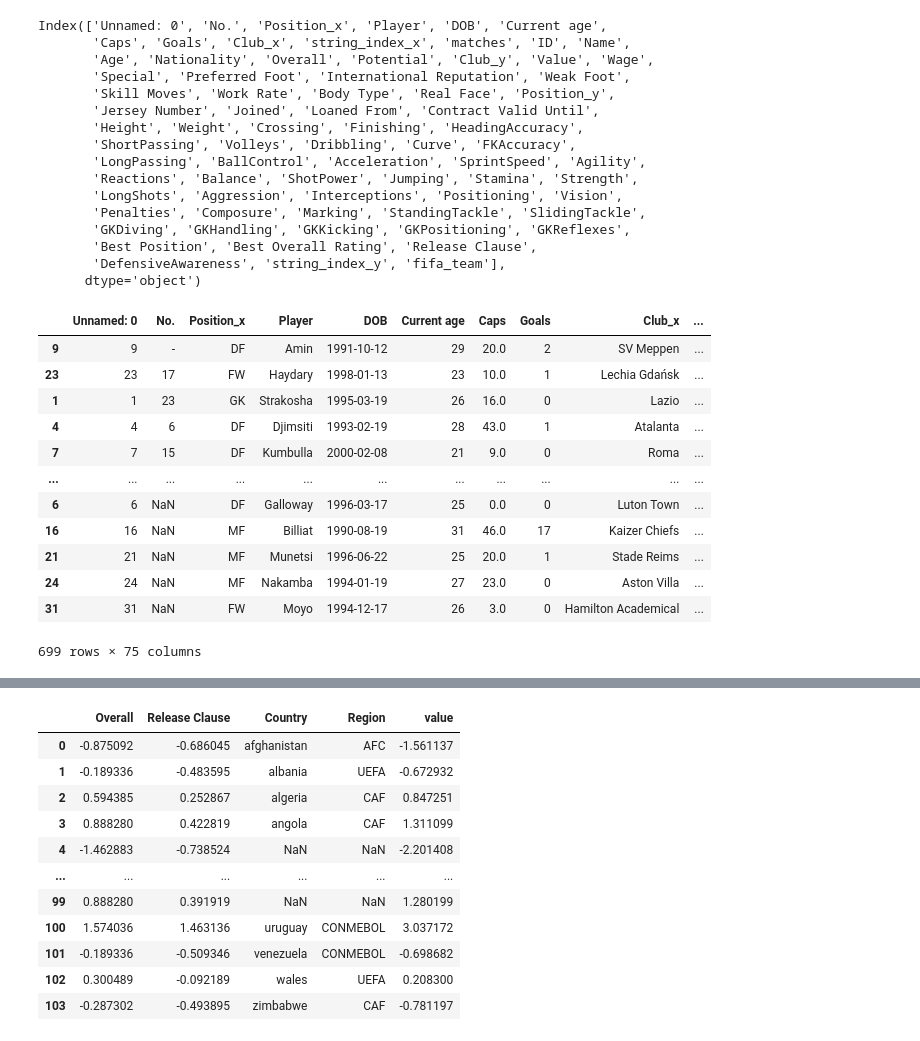
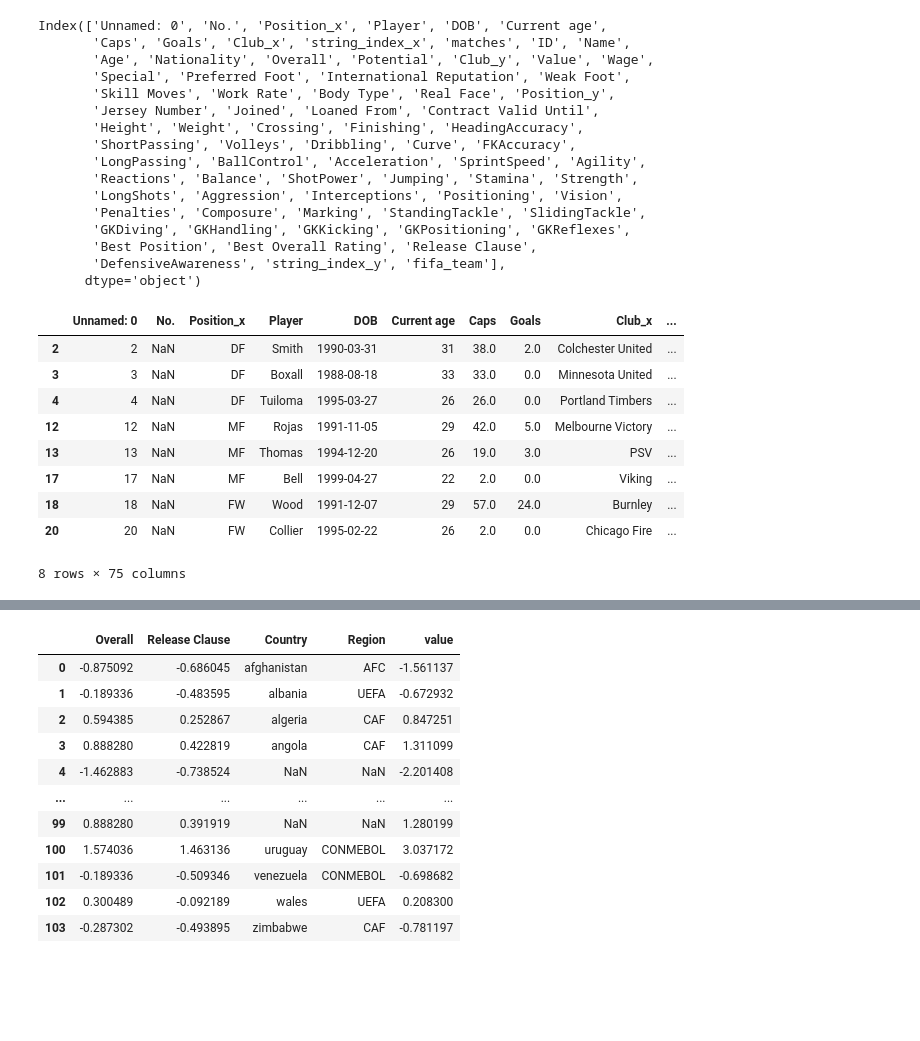
Before and after one commit to kaimashimo/atlassian_datathon_2021, a Jupyter notebook: country_aggregation_for_teams_stats.ipynb, the cells around one changed output, grey strips where cells are left out. Cells and saved outputs as stored; diff of their text form; code cells hidden in the pictures; blank space fills up the shorter version.

```diff
--- a/country_aggregation_for_teams_stats.ipynb
+++ b/country_aggregation_for_teams_stats.ipynb
@@ -37,22 +56,19 @@ def money_string_to_num(i):
     return float(str(i)[1:-1])/1000 if str(i)[-1]=='K' else float(str(i)[1:-1])
 # %%
 df['Release Clause'] = df['Release Clause'].apply(money_string_to_num)
-# %%
-df
-# %% [output]
-|  | Unnamed: 0 | No. | Position_x | Player | DOB | Current age | Caps | Goals | Club_x | ... |
-| 9 | 9 | - | DF | Amin | 1991-10-12 | 29 | 20.0 | 2 | SV Meppen | ... |
-| 23 | 23 | 17 | FW | Haydary | 1998-01-13 | 23 | 10.0 | 1 | Lechia Gdańsk | ... |
-| 1 | 1 | 23 | GK | Strakosha | 1995-03-19 | 26 | 16.0 | 0 | Lazio | ... |
-| 4 | 4 | 6 | DF | Djimsiti | 1993-02-19 | 28 | 43.0 | 1 | Atalanta | ... |
-| 7 | 7 | 15 | DF | Kumbulla | 2000-02-08 | 21 | 9.0 | 0 | Roma | ... |
-| ... | ... | ... | ... | ... | ... | ... | ... | ... | ... | ... |
-| 6 | 6 | NaN | DF | Galloway | 1996-03-17 | 25 | 0.0 | 0 | Luton Town | ... |
-| 16 | 16 | NaN | MF | Billiat | 1990-08-19 | 31 | 46.0 | 17 | Kaizer Chiefs | ... |
-| 21 | 21 | NaN | MF | Munetsi | 1996-06-22 | 25 | 20.0 | 1 | Stade Reims | ... |
-| 24 | 24 | NaN | MF | Nakamba | 1994-01-19 | 27 | 23.0 | 0 | Aston Villa | ... |
-| 31 | 31 | NaN | FW | Moyo | 1994-12-17 | 26 | 3.0 | 0 | Hamilton Academical | ... |
-699 rows × 75 columns
+# %%
+df[df['fifa_team']=='new-zealand']
+# %% [output]
+|  | Unnamed: 0 | No. | Position_x | Player | DOB | Current age | Caps | Goals | Club_x | ... |
+| 2 | 2 | NaN | DF | Smith | 1990-03-31 | 31 | 38.0 | 2.0 | Colchester United | ... |
+| 3 | 3 | NaN | DF | Boxall | 1988-08-18 | 33 | 33.0 | 0.0 | Minnesota United | ... |
+| 4 | 4 | NaN | DF | Tuiloma | 1995-03-27 | 26 | 26.0 | 0.0 | Portland Timbers | ... |
+| 12 | 12 | NaN | MF | Rojas | 1991-11-05 | 29 | 42.0 | 5.0 | Melbourne Victory | ... |
+| 13 | 13 | NaN | MF | Thomas | 1994-12-20 | 26 | 19.0 | 3.0 | PSV | ... |
+| 17 | 17 | NaN | MF | Bell | 1999-04-27 | 22 | 2.0 | 0.0 | Viking | ... |
+| 18 | 18 | NaN | FW | Wood | 1991-12-07 | 29 | 57.0 | 24.0 | Burnley | ... |
+| 20 | 20 | NaN | FW | Collier | 1995-02-22 | 26 | 2.0 | 0.0 | Chicago Fire | ... |
+8 rows × 75 columns
 # %%
 intermediate = pd.concat([df.groupby('fifa_team').median(),df.groupby('fifa_team').size()],axis=1)
 # %%
```
Also changed, not shown: parts of 8 cells of this notebook.
